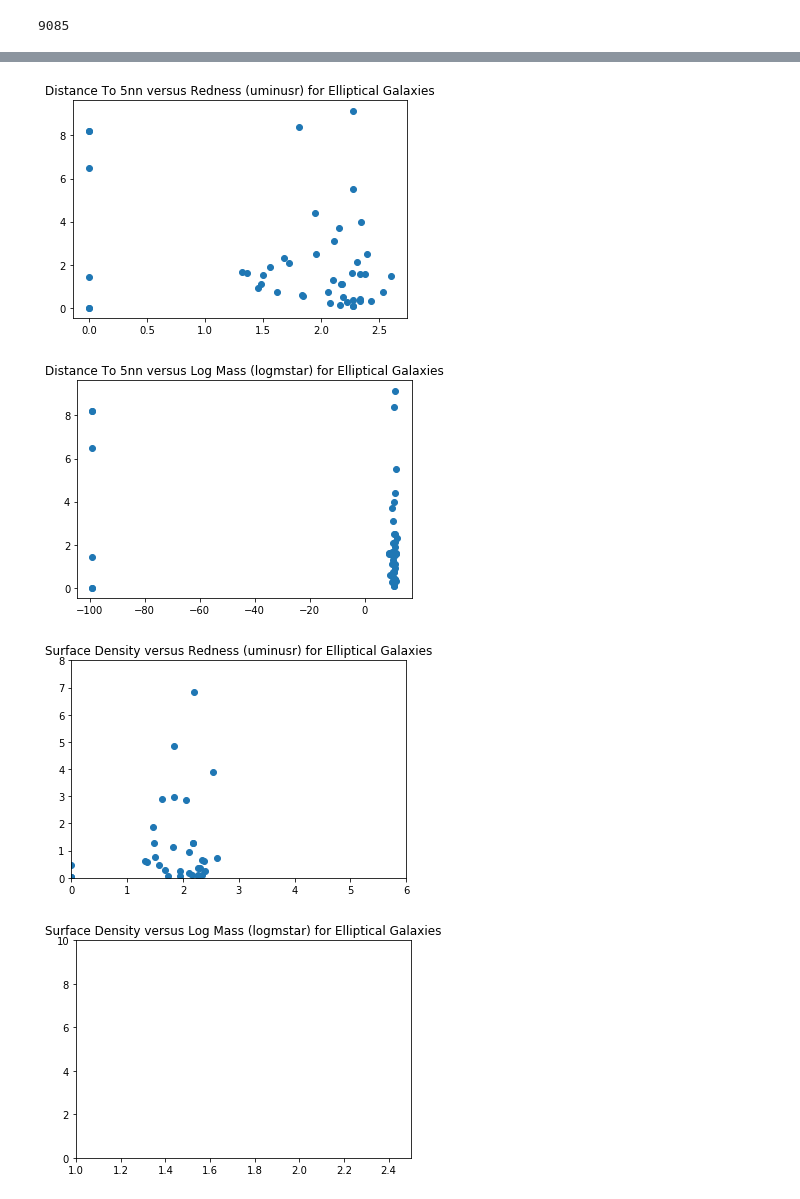
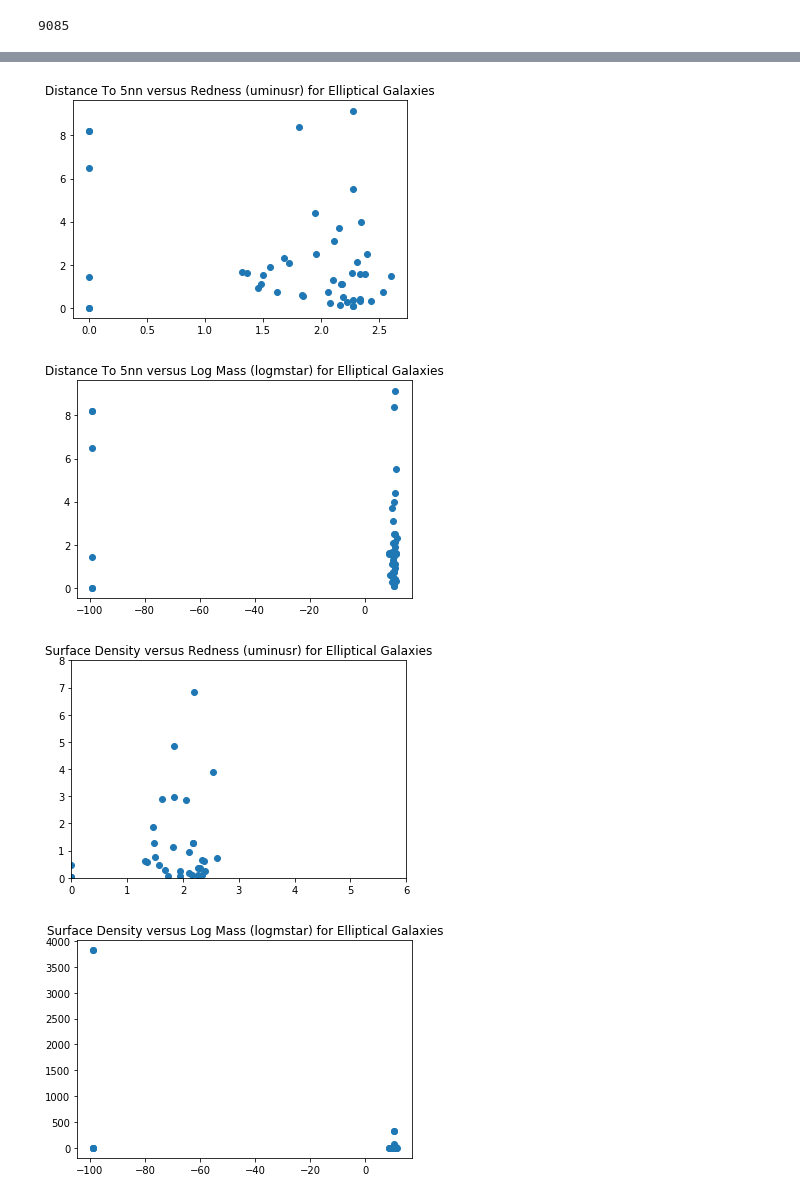
Before and after one commit to KeithSloan/MSc_Project, a Jupyter notebook: Jupyter/AstropyTable/Plots_For_SDSS_Red_Galaxies.ipynb, the cells around one changed output, grey strips where cells are left out. Drawn from its saved outputs; the diff is of its cells as text; code cells hidden in the pictures.

```diff
--- a/Jupyter/AstropyTable/Plots_For_SDSS_Red_Galaxies.ipynb
+++ b/Jupyter/AstropyTable/Plots_For_SDSS_Red_Galaxies.ipynb
@@ -83,32 +83,32 @@ plt.scatter(x,y)
 plt.title("Distance To 5nn versus Log Mass (logmstar) for Elliptical Galaxies")
 #plt.axis([10, 14, 8.5, 10.5])
 plt.show()
 
 x = sdss_red_ellipticalEnvMeasures['uminusr_1']
 y = sdss_red_ellipticalEnvMeasures['SurfaceDensity']
 #plt.scatter(x,y,alpha=0.05)
 plt.scatter(x,y)
 plt.title("Surface Density versus Redness (uminusr) for Elliptical Galaxies")
 plt.axis([0, 6, 0, 8])
 plt.show()
 
 x = sdss_red_ellipticalEnvMeasures['logmstar_2']
 y = sdss_red_ellipticalEnvMeasures['SurfaceDensity']
 #plt.scatter(x,y,alpha=0.05)
 plt.scatter(x,y)
 plt.title("Surface Density versus Log Mass (logmstar) for Elliptical Galaxies")
-plt.axis([1, 2.5, 0, 10])
+#plt.axis([0, 100, 0, 10])
 plt.show()
 # %% [output]
 9085
 [figure]
 [figure]
 [figure]
 [figure]
 [figure]
 [figure]
 [figure]
 [figure]
 [figure]
 [figure]
-[figure, old version]
+[figure, new version]
```
